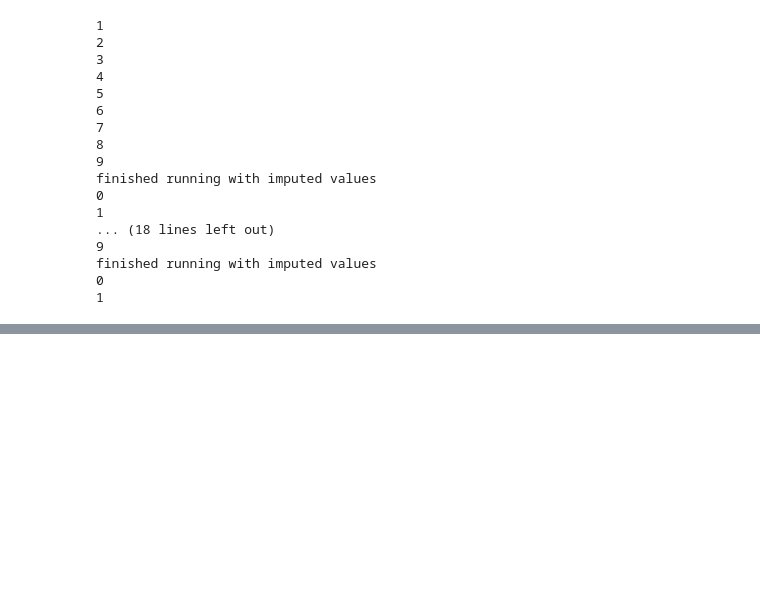
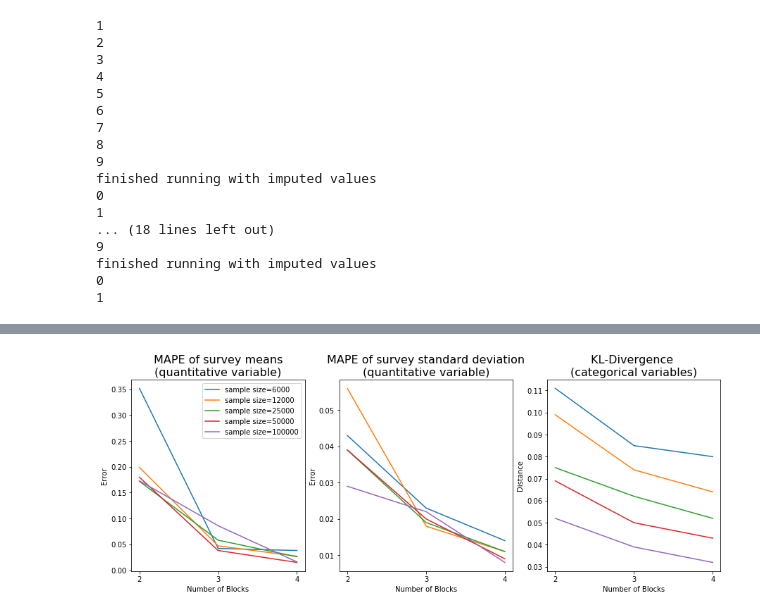
Before and after one commit to leexa90/ST5220, a Jupyter notebook: ST5220.ipynb, the cells around one changed output, grey strips where cells are left out. Cells and saved outputs as stored; diff of their text form; code cells hidden in the pictures; blank space fills up the shorter version.

```diff
--- a/ST5220.ipynb
+++ b/ST5220.ipynb
@@ -338,0 +337,3 @@ results
+# %%
+results_CSV = pd.read_csv('/home/leexa/Downloads/2019-02-13 09:59:05.400/results.csv')
+results_CSV[results_CSV.keys()[:6]]
@@ -338,0 +357,29 @@ results
+# %%
+import matplotlib.pyplot as plt
+f, (ax1, ax2,ax3) = plt.subplots(1, 3,figsize=(15,5))
+#results_CSV.groupby([results_CSV.keys()[1],results_CSV.keys()[2]])[results_CSV.keys()[3:6]].apply(np.mean)
+for i in [6000,12000,25000,50000,100000]:
+    a = results_CSV[results_CSV[results_CSV.keys()[1]] ==i][results_CSV.keys()[3:6]].values
+    ax1.plot([2,3,4],a.T[0],label='sample size='+str(i))
+    ax2.plot([2,3,4],a.T[1])
+    ax3.plot([2,3,4],a.T[2])
+ax1.legend()
+ax1.set_title('MAPE of survey means\n(quantitative variable)',fontsize=16)
+ax2.set_title('MAPE of survey standard deviation\n(quantitative variable)',fontsize=16)
+ax3.set_title('KL-Divergence \n(categorical variables)',fontsize=16)
+ax1.set_xticks([2,3,4])
+ax1.set_xticklabels([2,3,4])
+ax1.set_xlabel('Number of Blocks')
+ax1.set_ylabel('Error')
+ax2.set_ylabel('Error')
+ax3.set_ylabel('Distance')
+ax2.set_xticks([2,3,4])
+ax2.set_xticklabels([2,3,4])
+ax2.set_xlabel('Number of Blocks')
+ax3.set_xticks([2,3,4])
+ax3.set_xticklabels([2,3,4])
+ax3.set_xlabel('Number of Blocks')
+plt.savefig('Results.png',dpi=300)
+plt.show()
+# %% [output]
+[figure, added]
```
Also changed, not shown: parts of 2 cells of this notebook, 2 other files.
